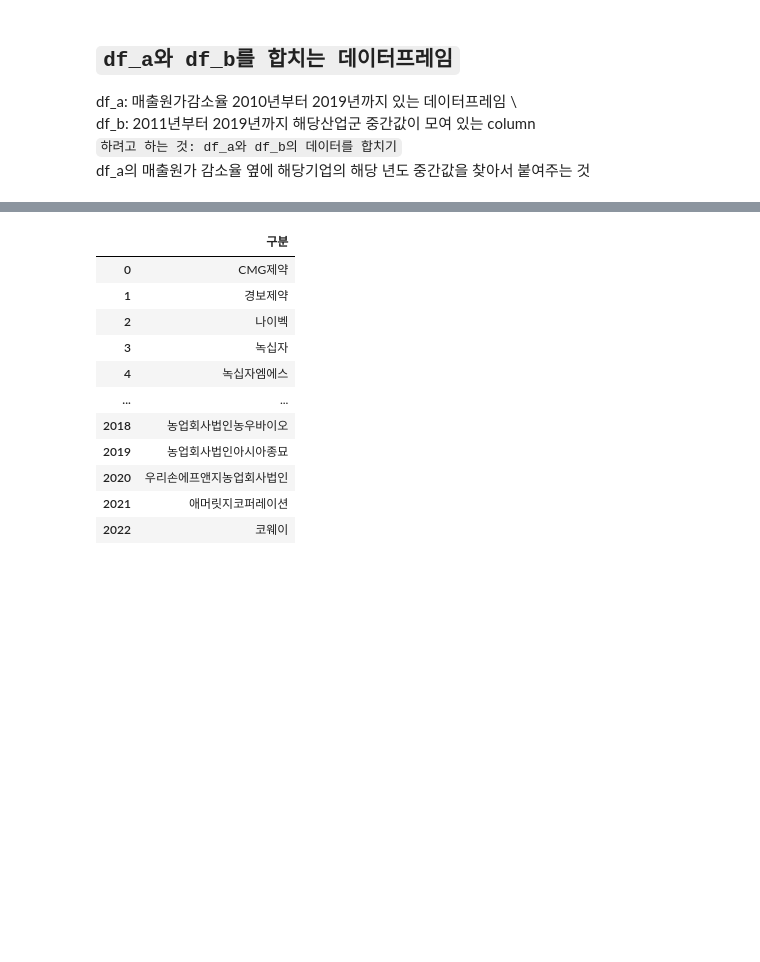
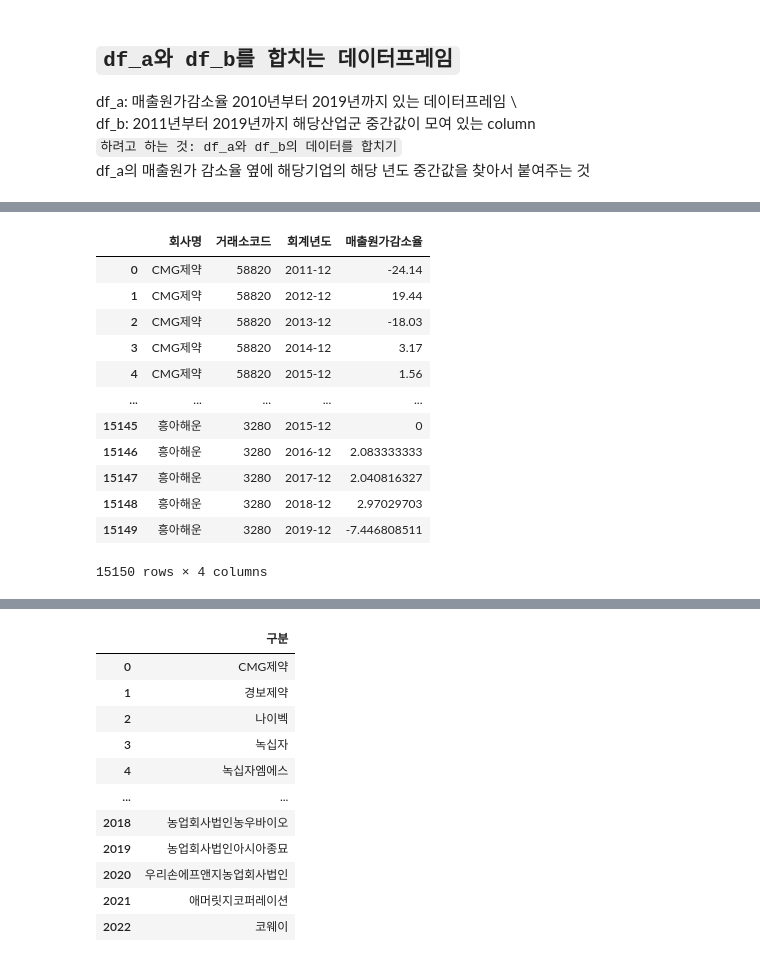
Before and after one commit to heeiny/project2, a Jupyter notebook: data합치기.ipynb, the cells around one changed output, grey strips where cells are left out. Saved outputs shown, nothing was run; the diff lists cells and outputs as text; code cells hidden in the pictures; blank space fills up the shorter version.

```diff
--- a/data합치기.ipynb
+++ b/data합치기.ipynb
@@ -46,0 +15,17 @@ df_b
+# %%
+df_a['회계년도'] = pd.to_datetime(df_a['회계년도'],format='%d-%b').dt.strftime('20%d-%m')
+df_a
+# %% [output]
+|  | 회사명 | 거래소코드 | 회계년도 | 매출원가감소율 |
+| 0 | CMG제약 | 58820 | 2011-12 | -24.14 |
+| 1 | CMG제약 | 58820 | 2012-12 | 19.44 |
+| 2 | CMG제약 | 58820 | 2013-12 | -18.03 |
+| 3 | CMG제약 | 58820 | 2014-12 | 3.17 |
+| 4 | CMG제약 | 58820 | 2015-12 | 1.56 |
+| ... | ... | ... | ... | ... |
+| 15145 | 흥아해운 | 3280 | 2015-12 | 0 |
+| 15146 | 흥아해운 | 3280 | 2016-12 | 2.083333333 |
+| 15147 | 흥아해운 | 3280 | 2017-12 | 2.040816327 |
+| 15148 | 흥아해운 | 3280 | 2018-12 | 2.97029703 |
+| 15149 | 흥아해운 | 3280 | 2019-12 | -7.446808511 |
+15150 rows × 4 columns
```
Also changed, not shown: parts of 8 cells of this notebook, 18 other files.
